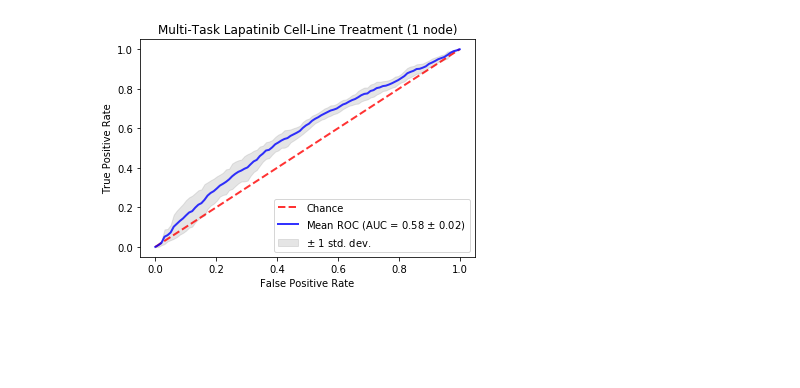
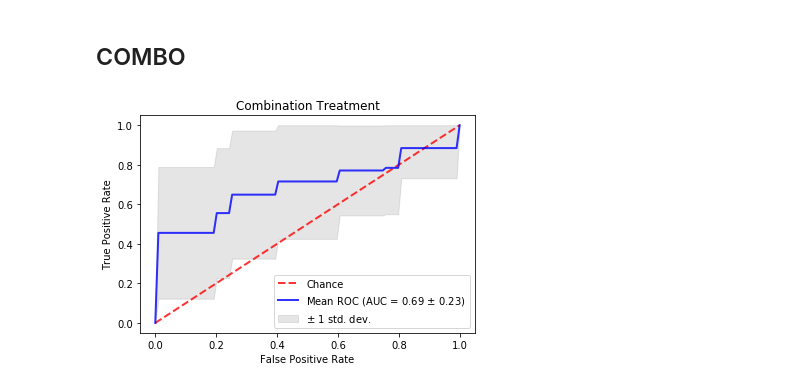
Before and after one commit to hl197/DrugResponsePrediction, a Jupyter notebook: NeoALTTO/gene_ontology/neural_net_performance.ipynb, the cells around one changed output. Saved outputs shown, nothing was run; the diff lists cells and outputs as text; code cells hidden in the pictures; blank space fills up the shorter version.

```diff
--- a/NeoALTTO/gene_ontology/neural_net_performance.ipynb
+++ b/NeoALTTO/gene_ontology/neural_net_performance.ipynb
@@ -27,4 +3,6 @@ dataset_utils.plot_roc_from_file("multi_trast_out_NN.txt", "Multi-Task Trastuzum
-# %%
-dataset_utils.plot_roc_from_file("multi_cl_lap_NN.txt", "Multi-Task Lapatinib Cell-Line Treatment (1 node)")
-# %% [output]
-[figure, removed]
+# %% [markdown]
+## COMBO
+# %%
+dataset_utils.plot_roc_from_file("combo_out_NN.txt", "Combination Treatment")
+# %% [output]
+[figure, added]
```
Also changed, not shown: parts of 49 cells of this notebook, 7 other files.
